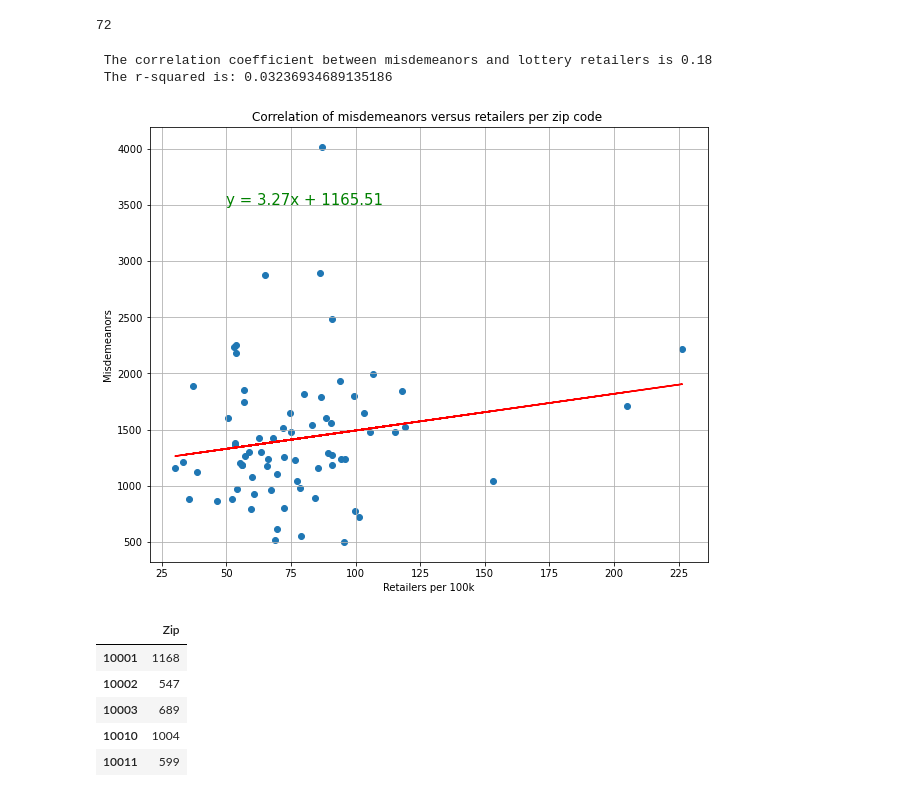
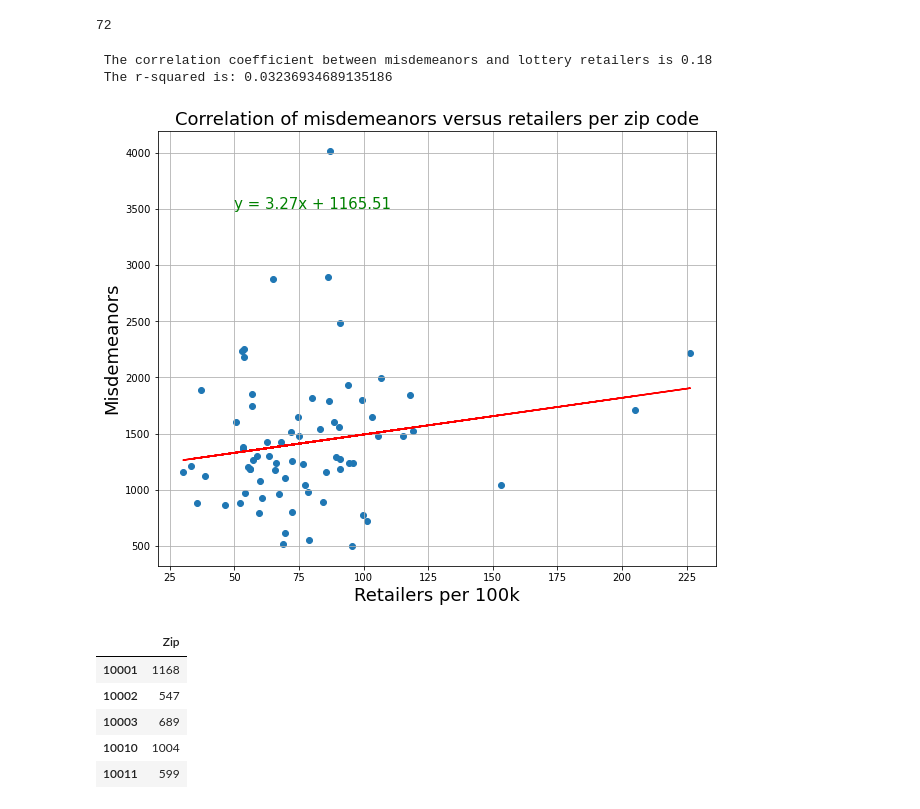
Before and after one commit to Auburn9698/project_work, a Jupyter notebook: nyc_crime_by_zip.ipynb, the cells around one changed output. Cells and saved outputs as stored; diff of their text form; code cells hidden in the pictures.

Commit message:
Draft with all correlations and pictures saving.
Draft with all correlations and pictures saving.

```diff
--- a/nyc_crime_by_zip.ipynb
+++ b/nyc_crime_by_zip.ipynb
@@ -512,27 +480,27 @@ len(misdemeanor_merge)
 # %%
 misdemeanors_per_zip = misdemeanor_merge["Misdemeanors"]
 retailers_per_zip = misdemeanor_merge["Retailer per 100k"]
 
 plt.figure(figsize = (10, 8))
 x_values = retailers_per_zip
 y_values = misdemeanors_per_zip
 (slope, intercept, rvalue, pvalue, stderr) = linregress(x_values, y_values)
 regress_values = x_values * slope + intercept
 line_eq = "y = " + str(round(slope,2)) + "x + " + str(round(intercept,2))
 plt.scatter(x_values,y_values)
 plt.plot(x_values,regress_values,"r-")
 plt.annotate(line_eq,(50, 3500),fontsize=15,color="green")
-plt.title("Correlation of misdemeanors versus retailers per zip code ")
-plt.xlabel('Retailers per 100k')
-plt.ylabel('Misdemeanors')
+plt.title("Correlation of misdemeanors versus retailers per zip code", fontsize = 18)
+plt.xlabel('Retailers per 100k', fontsize = 18)
+plt.ylabel('Misdemeanors', fontsize = 18)
 print(f" The correlation coefficient between misdemeanors and lottery retailers is {round(st.pearsonr(retailers_per_zip, misdemeanors_per_zip)[0],2)}")
 print(f" The r-squared is: {rvalue**2}")
 plt.grid(True)
-plt.show()
+plt.savefig("Resources/Misdemeanor_correlation.png")
 # %% [output]
  The correlation coefficient between misdemeanors and lottery retailers is 0.18
  The r-squared is: 0.03236934689135186
-[figure, old version]
+[figure, new version]
 # %%
 felonies.head()
 # %% [output]
```
Also changed, not shown: parts of 8 cells of this notebook, 5 other files.
